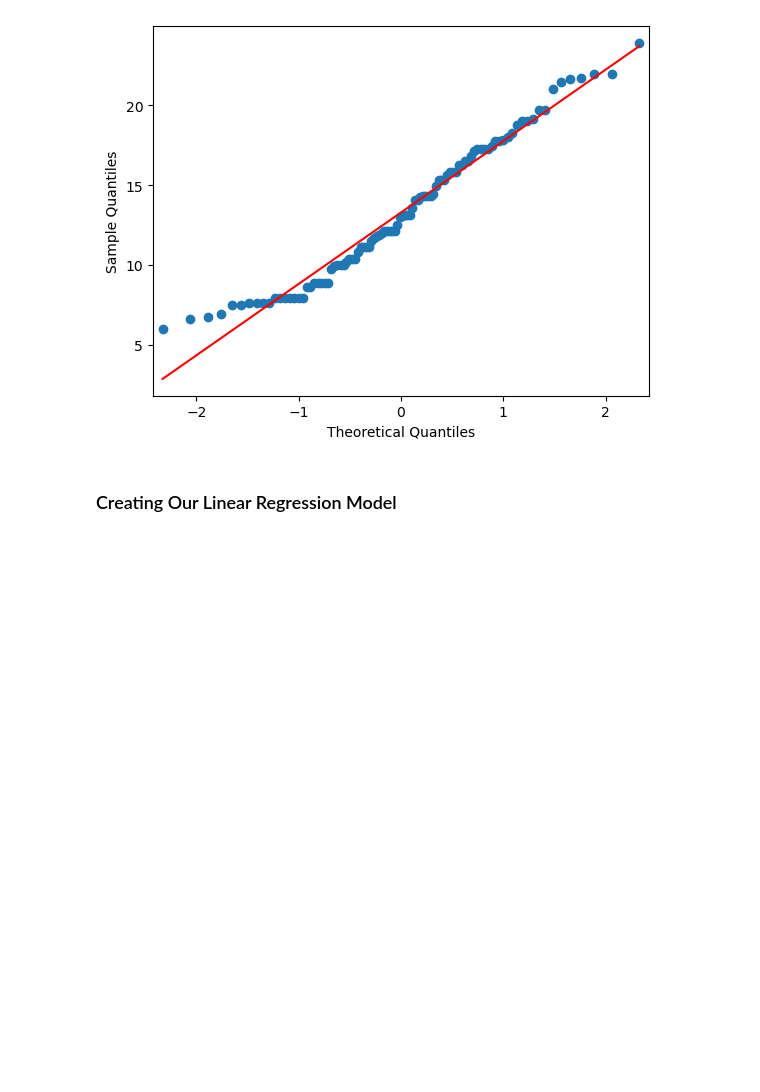
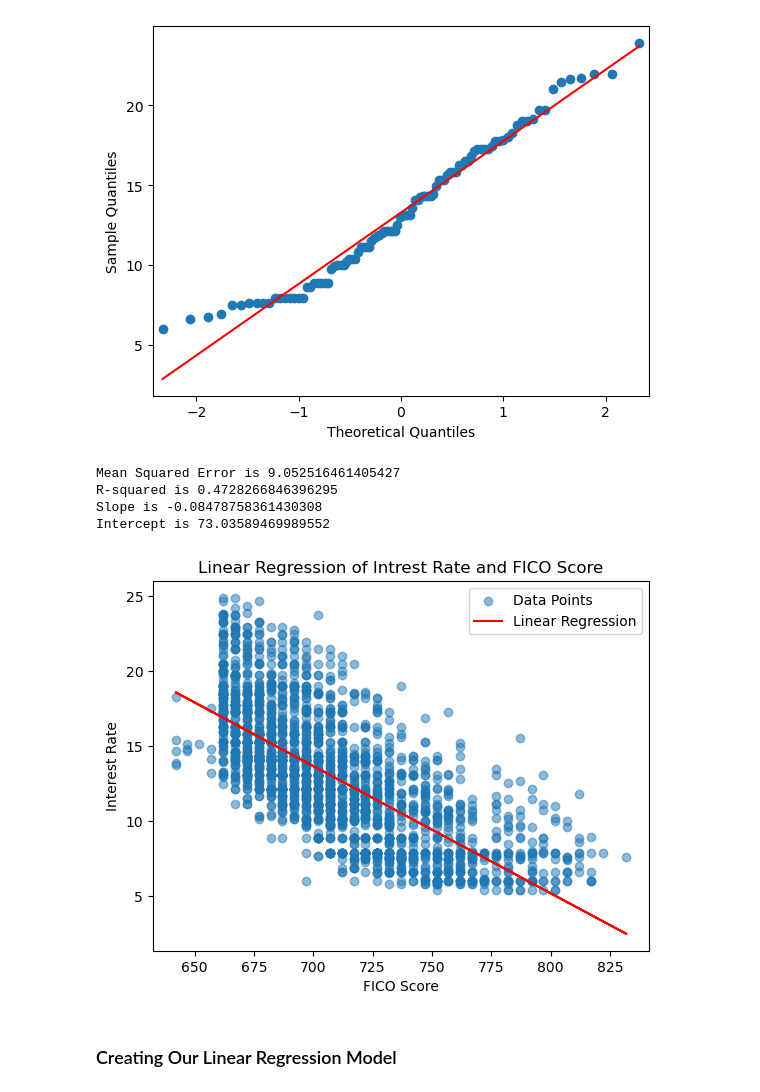
Before and after one commit to wolfman1986/Build_a_Linear_Regression_Model, a Jupyter notebook: workbooks/dataset_eda.ipynb, the cells around one changed output. Cells and saved outputs as stored; diff of their text form; code cells hidden in the pictures; blank space fills up the shorter version.

```diff
--- a/workbooks/dataset_eda.ipynb
+++ b/workbooks/dataset_eda.ipynb
@@ -251,6 +250,57 @@ y_tree_pred = tree.predict(X_banking)
 
 # # show the plot
 # plt.show()
+# %%
+X1 = bank_data['fico_range'].values.reshape(-1, 1)  # Reshaped to a 2D array
+y1 = bank_data['interest_rate']
+
+# Check the name variables. I added 1.
+
+# Split!
+X_train1, X_test1, y_train1, y_test1 = train_test_split(X1, y1, test_size=0.2, random_state=0)
+
+# Build a model!
+fico_model = LinearRegression()
+
+# Train!
+fico_model.fit(X_train1, y_train1)
+
+# Predict!
+y_pred1 = fico_model.predict(X_test1)
+
+# Evaluate!
+mse1 = mean_squared_error(y_test1, y_pred1)
+r_squared1 = r2_score(y_test1, y_pred1)
+
+print(f"Mean Squared Error is {mse1}")
+print(f"R-squared is {r_squared1}")
+
+# Get the slope and intercept too.
+slope1 = fico_model.coef_[0]
+intercept1 = fico_model.intercept_
+
+print(f"Slope is {slope1}")
+print(f"Intercept is {intercept1}")
+# %% [output]
+Mean Squared Error is 9.052516461405427
+R-squared is 0.4728266846396295
+Slope is -0.08478758361430308
+Intercept is 73.03589469989552
+# %%
+import matplotlib.pyplot as plt
+
+# Scatter plot of actual data points
+plt.scatter(X1, y1, label='Data Points', alpha=0.5)
+
+# Linear regression line
+plt.plot(X_test1, y_pred1, color='red', label='Linear Regression')
+plt.xlabel('FICO Score')
+plt.ylabel('Interest Rate')
+plt.title('Linear Regression of Intrest Rate and FICO Score')
+plt.legend()
+plt.show()
+# %% [output]
+[figure, added]
 # %% [markdown]
 ### Creating Our Linear Regression Model
 # %%
```
Also changed, not shown: parts of 6 cells of this notebook, 1 other file.
